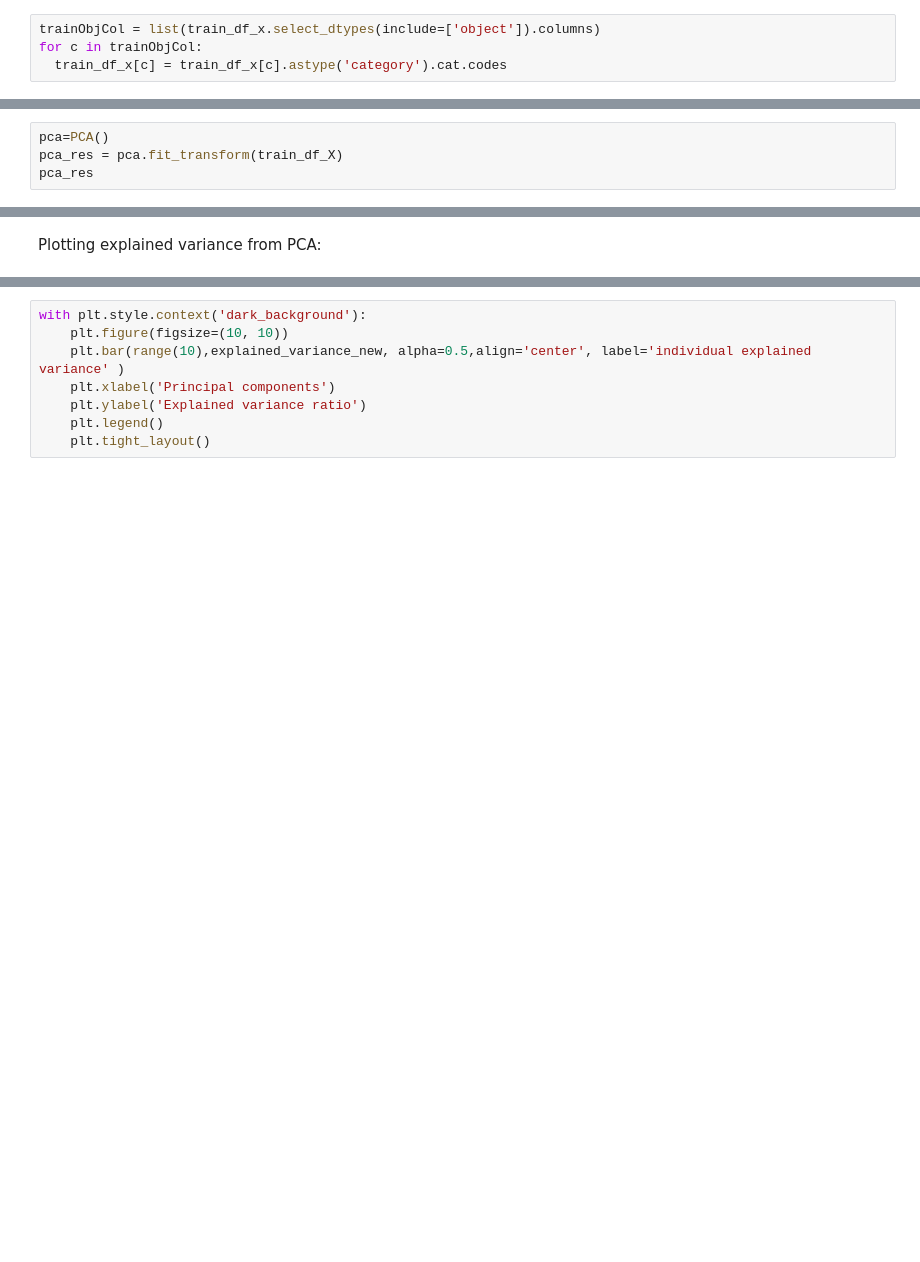
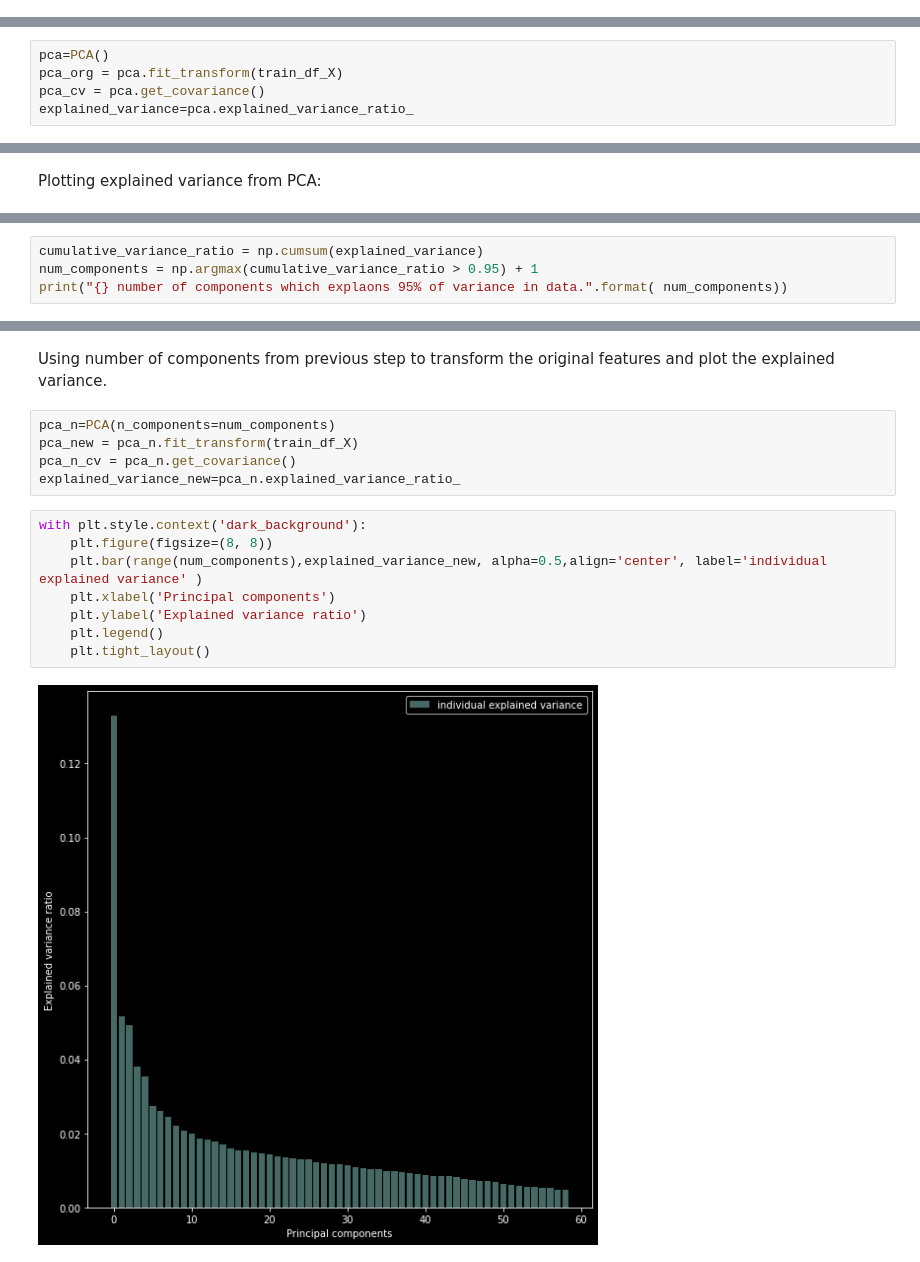
Before and after one commit to ASarkar0611/Kaggle-Competition---House-Price-Prediction, a Jupyter notebook: Prediction_Notebook_1.ipynb, the cells around one changed output, grey strips where cells are left out. Saved outputs shown, nothing was run; the diff lists cells and outputs as text; blank space fills up the shorter version.

```diff
--- a/Prediction_Notebook_1.ipynb
+++ b/Prediction_Notebook_1.ipynb
@@ -91,4 +110,0 @@ train_df_x.dropna(subset=['GarageYrBlt'], inplace = True)
-# %%
-trainObjCol = list(train_df_x.select_dtypes(include=['object']).columns)
-for c in trainObjCol:
-  train_df_x[c] = train_df_x[c].astype('category').cat.codes
@@ -135,4 +167,5 @@ test_df_X = scalar.fit_transform(test_df)
 # %%
 pca=PCA()
-pca_res = pca.fit_transform(train_df_X)
-pca_res
+pca_org = pca.fit_transform(train_df_X)
+pca_cv = pca.get_covariance()
+explained_variance=pca.explained_variance_ratio_
@@ -166,0 +188,4 @@ explained_variance_new
+# %%
+cumulative_variance_ratio = np.cumsum(explained_variance)
+num_components = np.argmax(cumulative_variance_ratio > 0.95) + 1
+print("{} number of components which explaons 95% of variance in data.".format( num_components))
@@ -167,8 +212,17 @@ explained_variance_new
+# %% [markdown]
+Using number of components from previous step to transform the original features and plot the explained variance.
+# %%
+pca_n=PCA(n_components=num_components)
+pca_new = pca_n.fit_transform(train_df_X)
+pca_n_cv = pca_n.get_covariance()
+explained_variance_new=pca_n.explained_variance_ratio_
 # %%
 with plt.style.context('dark_background'):
-    plt.figure(figsize=(10, 10))
-    plt.bar(range(10),explained_variance_new, alpha=0.5,align='center', label='individual explained variance' )
+    plt.figure(figsize=(8, 8))
+    plt.bar(range(num_components),explained_variance_new, alpha=0.5,align='center', label='individual explained variance' )
     plt.xlabel('Principal components')
     plt.ylabel('Explained variance ratio')
     plt.legend()
     plt.tight_layout()
+# %% [output]
+[figure, added]
```
Also changed, not shown: parts of 56 cells of this notebook.
